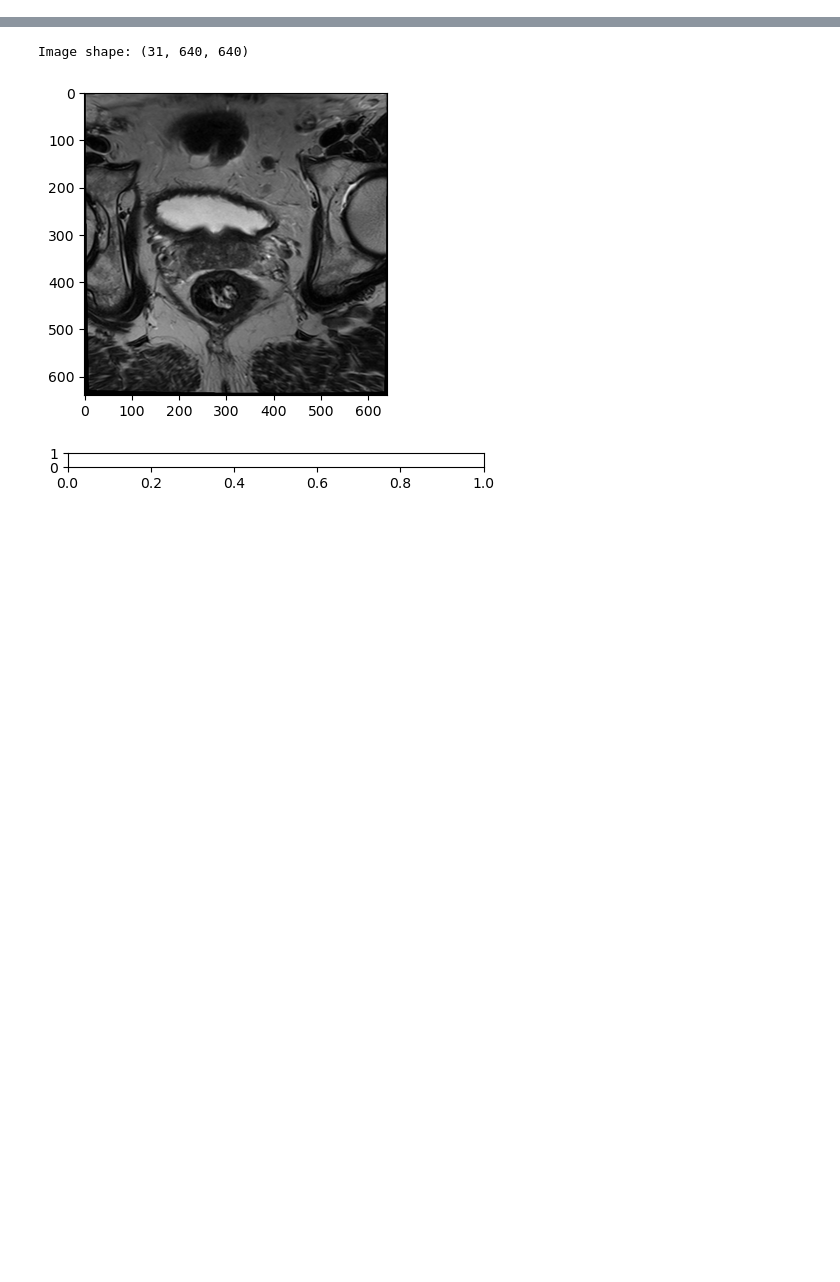
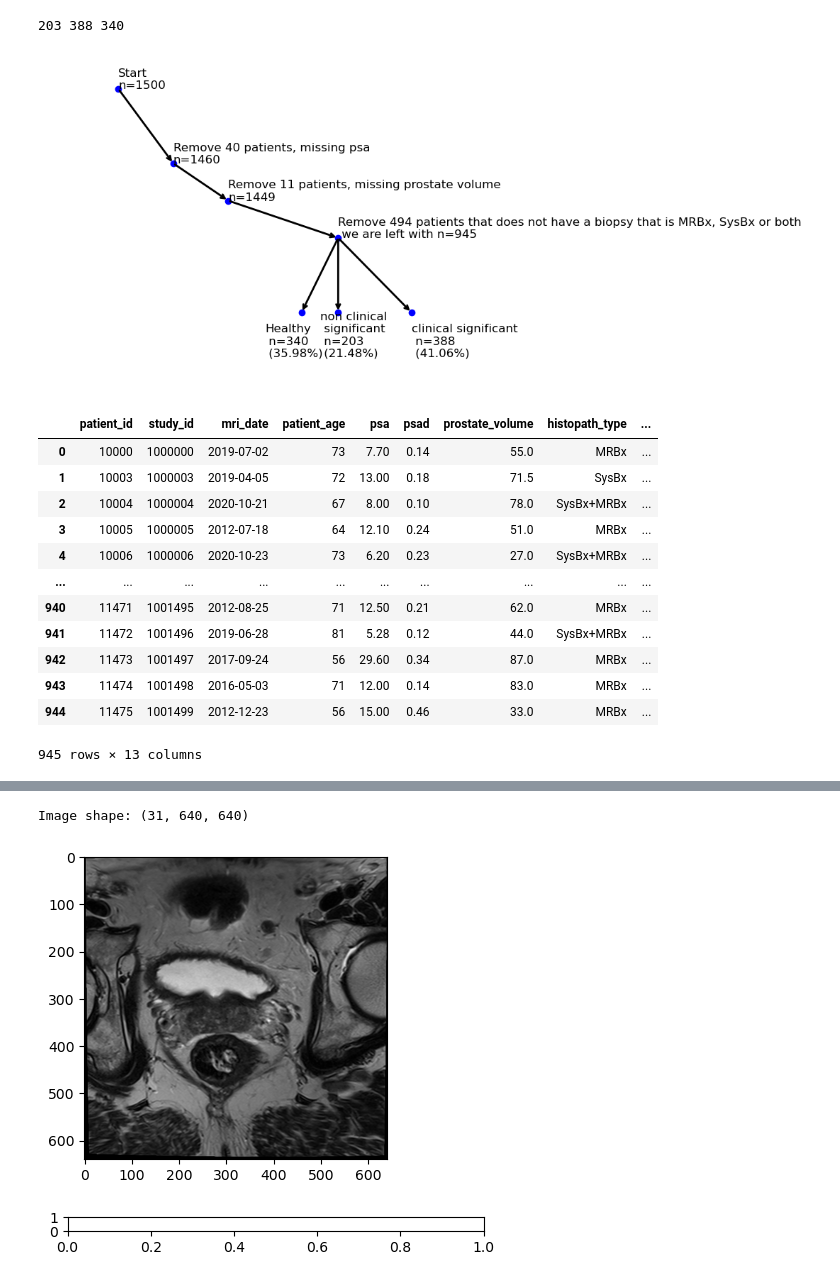
Before and after one commit to GitLars0/picai_bachelor, a Jupyter notebook: Code/filtering.ipynb, the cells around one changed output, grey strips where cells are left out. Drawn from its saved outputs; the diff is of its cells as text; code cells hidden in the pictures; blank space fills up the shorter version.

Commit message:
added inclusion image, started train-test, made some models, made summary tables, resampled images and also normalized them

```diff
--- a/Code/filtering.ipynb
+++ b/Code/filtering.ipynb
@@ -84,2 +98,80 @@ File saved as Data\Preprocessed_marksheet_all.csv
 | 1499 | 11475 | 1001499 | 2012-12-23 | 56 | 15.00 | 0.46 | 33.0 | MRBx | ... |
 945 rows × 13 columns
+# %%
+df = pd.read_csv('Data/Preprocessed_marksheet_all.csv')
+df_exploded = df
+
+def get_highest_gleason_score(gleason_scores):
+    """
+    Function to get the highest Gleason score from a list of scores.
+    """
+    score_mapping = {
+        "0+0": 0,
+        "3+3": 1,
+        "3+4": 2,
+        "4+3": 3,
+        "4+4": 4,
+        "5+4": 5,
+        "4+5": 6,
+        "5+5": 7
+    }
+    highest_score = max(gleason_scores, key=lambda x: score_mapping.get(x, -1))
+    return highest_score
+
+# Split the lesion_GS column by comma and explode the DataFrame to handle multiple scores
+df['lesion_GS'] = df['lesion_GS'].str.split(',')
+df_exploded = df.explode('lesion_GS').reset_index(drop=True)
+
+# Group by patient_id and select the highest Gleason score for each patient
+df_highest_gleason = df_exploded.groupby('patient_id')['lesion_GS'].apply(lambda x: get_highest_gleason_score(x)).reset_index()
+
+# Merge the highest Gleason scores back to the original DataFrame
+df = df.drop(columns=['lesion_GS']).merge(df_highest_gleason, on='patient_id')
+
+# Calculate the counts for each category
+gleason_7_low = df[df["lesion_GS"] == "3+3"].shape[0]
+gleason_7_high = df[df["lesion_GS"].isin(["3+4", "4+3", "4+4", "5+4", "4+5", "5+5"])].shape[0]
+negative_biopsy = df[df["lesion_GS"] == "0+0"].shape[0]
+
+# Print the counts
+print(gleason_7_low, gleason_7_high, negative_biopsy)
+
+# Plot the results
+fig, ax = plt.subplots(figsize=(8, 6))
+ax.plot([0.2, 0.35, 0.5, 0.8, 0.7, 0.8, 1], [2, 1.5, 1.25, 1, 0.5, 0.5, 0.5], 'o', color='blue')
+ax.annotate("", xy=(0.35, 1.5), xytext=(0.2, 2), arrowprops=dict(arrowstyle="->", lw=2))
+ax.annotate("", xy=(0.5, 1.25), xytext=(0.35, 1.5), arrowprops=dict(arrowstyle="->", lw=2))
+ax.annotate("", xy=(0.8, 1), xytext=(0.5, 1.25), arrowprops=dict(arrowstyle="->", lw=2))
+ax.annotate("", xy=(0.7, 0.5), xytext=(0.8, 1), arrowprops=dict(arrowstyle="->", lw=2))
+ax.annotate("", xy=(0.8, 0.5), xytext=(0.8, 1), arrowprops=dict(arrowstyle="->", lw=2))
+ax.annotate("", xy=(1, 0.5), xytext=(0.8, 1), arrowprops=dict(arrowstyle="->", lw=2))
+
+ax.text(0.2, 2, "Start\nn=1500", fontsize=12)
+ax.text(0.35, 1.5, "Remove 40 patients, missing psa \nn=1460", fontsize=12)
+ax.text(0.5, 1.25, "Remove 11 patients, missing prostate volume \nn=1449", fontsize=12)
+ax.text(0.8, 1, "Remove 494 patients that does not have a biopsy that is MRBx, SysBx or both\n we are left with n=945", fontsize=12)
+ax.text(0.6, 0.2, f"Healthy\n n={negative_biopsy} \n ({(negative_biopsy / 945) * 100:.2f}%)", fontsize=12)
+ax.text(0.75, 0.2, f"non clinical \n significant \n n={gleason_7_low} \n ({(gleason_7_low / 945) * 100:.2f}%) " , fontsize=12)
+ax.text(1, 0.2, f"clinical significant\n n={gleason_7_high} \n ({(gleason_7_high / 945) * 100:.2f}%)", fontsize=12)
+
+ax.set_xlim(0, 1.2)
+ax.set_ylim(0, 2.2)
+ax.axis("off")
+
+plt.show()
+# %% [output]
+203 388 340
+[figure, added]
+|  | patient_id | study_id | mri_date | patient_age | psa | psad | prostate_volume | histopath_type | ... |
+| 0 | 10000 | 1000000 | 2019-07-02 | 73 | 7.70 | 0.14 | 55.0 | MRBx | ... |
+| 1 | 10003 | 1000003 | 2019-04-05 | 72 | 13.00 | 0.18 | 71.5 | SysBx | ... |
+| 2 | 10004 | 1000004 | 2020-10-21 | 67 | 8.00 | 0.10 | 78.0 | SysBx+MRBx | ... |
+| 3 | 10005 | 1000005 | 2012-07-18 | 64 | 12.10 | 0.24 | 51.0 | MRBx | ... |
+| 4 | 10006 | 1000006 | 2020-10-23 | 73 | 6.20 | 0.23 | 27.0 | SysBx+MRBx | ... |
+| ... | ... | ... | ... | ... | ... | ... | ... | ... | ... |
+| 940 | 11471 | 1001495 | 2012-08-25 | 71 | 12.50 | 0.21 | 62.0 | MRBx | ... |
+| 941 | 11472 | 1001496 | 2019-06-28 | 81 | 5.28 | 0.12 | 44.0 | SysBx+MRBx | ... |
+| 942 | 11473 | 1001497 | 2017-09-24 | 56 | 29.60 | 0.34 | 87.0 | MRBx | ... |
+| 943 | 11474 | 1001498 | 2016-05-03 | 71 | 12.00 | 0.14 | 83.0 | MRBx | ... |
+| 944 | 11475 | 1001499 | 2012-12-23 | 56 | 15.00 | 0.46 | 33.0 | MRBx | ... |
+945 rows × 13 columns
```
Also changed, not shown: parts of 19 cells of this notebook, 1 other file.
